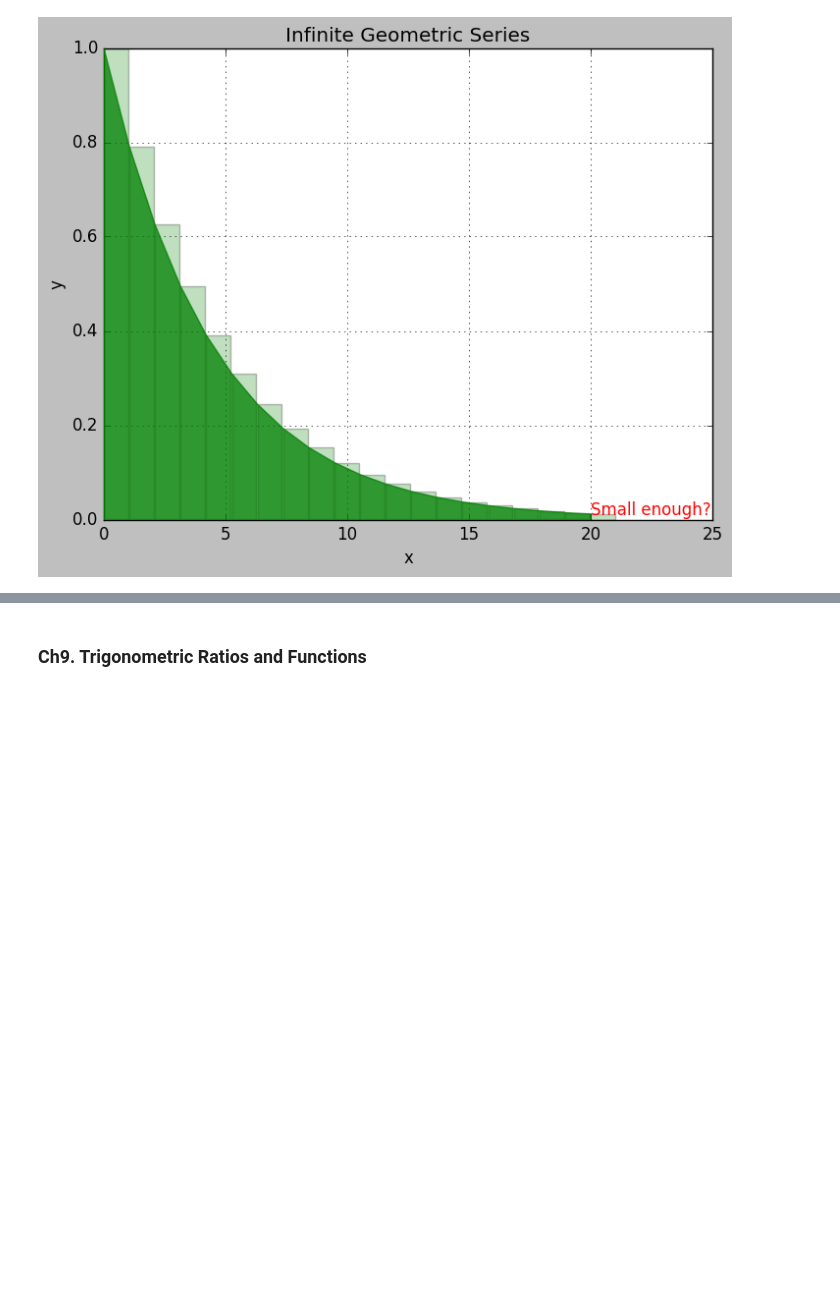
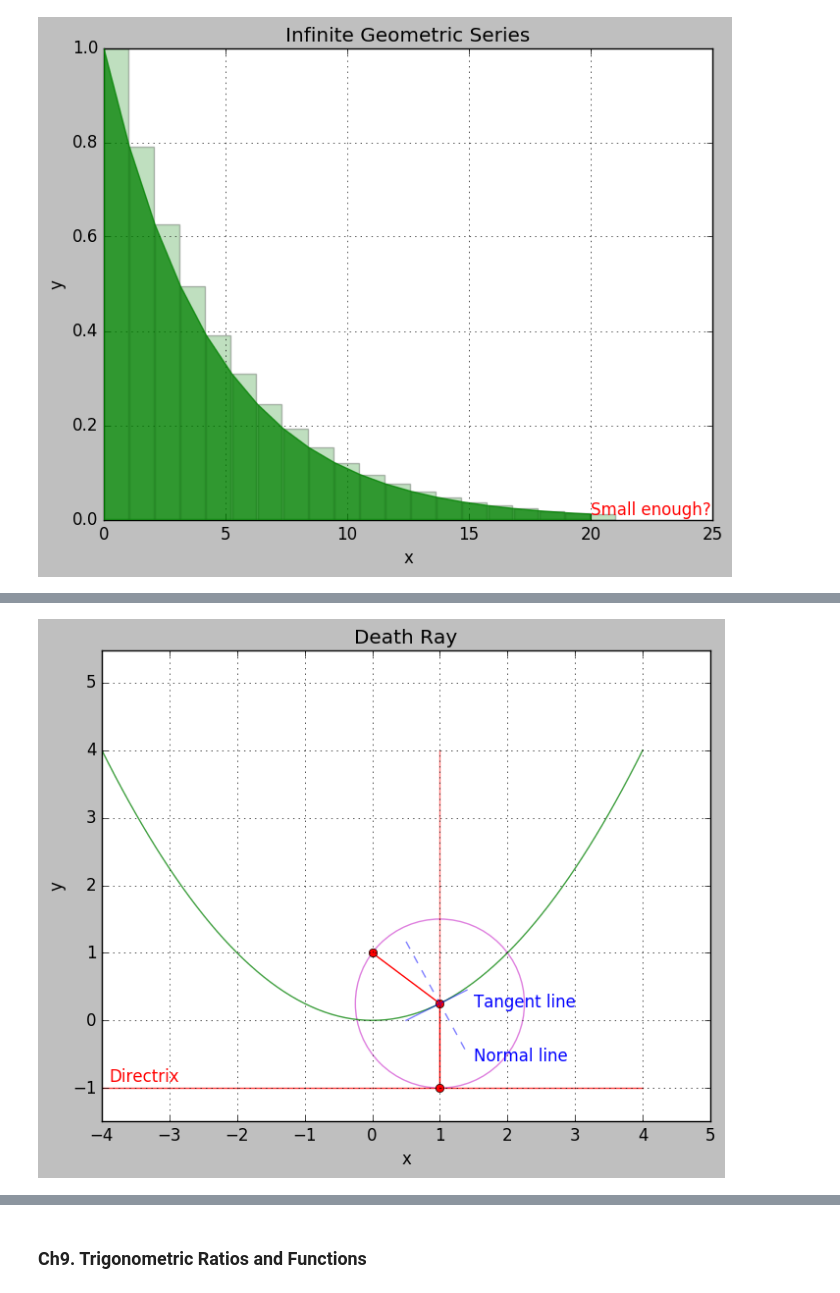
Before and after one commit to apextw/math, a Jupyter notebook: Algebra.ipynb, the cells around one changed output, grey strips where cells are left out. Cells and saved outputs as stored; diff of their text form; code cells hidden in the pictures; blank space fills up the shorter version.

```diff
--- a/Algebra.ipynb
+++ b/Algebra.ipynb
@@ -1174,0 +1231,62 @@ plt.show()
+# %%
+################################################################################
+# Parabola Slope
+# Author: stevenlee, tw.steven@gmail.com
+# Date: 2017.05.19
+################################################################################
+import numpy as np
+import matplotlib.pyplot as plt
+
+x = np.arange(-4., 4.1, 0.1)
+y = 0.25*x**2
+directrix = 0*x + (-1)
+
+dy = 0.5*x
+
+ax = plt.gca()
+ax.cla()
+
+
+# Focus
+# plt.plot([0],[1],'ro')
+# plt.text(-0.5,1.2,'Focus',color='r')
+
+# Directrix
+plt.plot(x, directrix, color='r',alpha=0.75)
+plt.text(-3.9,-.9,'Directrix',color='r')
+
+# Parabola
+plt.plot(x, y,color='g',alpha=0.75)
+
+# Circle 1
+px = 1
+py = 0.25*(px**2)
+plt.plot([px,px,0],[-1,py,1],'ro-')
+circle1 = plt.Circle(xy=(px, py),radius=(py+1), color='m',fill=False,alpha=0.5)
+ax.add_artist(circle1)
+
+# Tangent
+a = px+x
+b = py+dy
+plt.plot(a[35:45], b[35:45],'b-',alpha=0.5)
+plt.text(1.5,0.2,'Tangent line',color='b')
+
+# Normal
+theta = np.arctan(b[1]-b[0])/(a[1]-a[0])
+theta2 = np.pi/2 - theta
+slope_minus = np.tan(theta2)
+c = py - slope_minus * x
+plt.plot(a[35:45], c[35:45],'b--',alpha=0.5)
+plt.text(1.5,-0.6,'Normal line',color='b')
+
+# Reflect line
+plt.plot([px,px],[py,4],'r-',alpha=0.5)
+
+plt.grid(True)
+plt.title('Death Ray')
+plt.ylabel('y')
+plt.xlabel('x')
+plt.axis('equal')
+plt.show()
+# %% [output]
+[figure, added]
```
Also changed, not shown: parts of 12 cells of this notebook.
